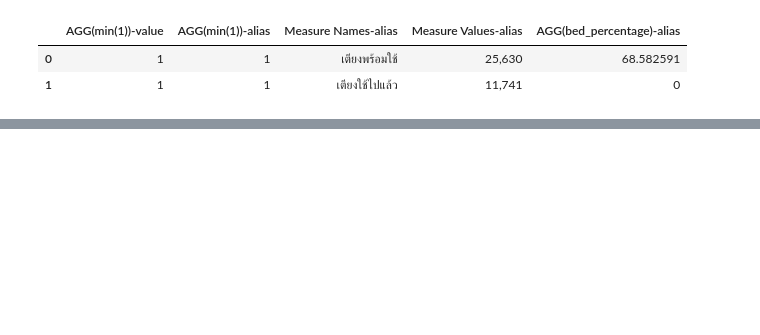
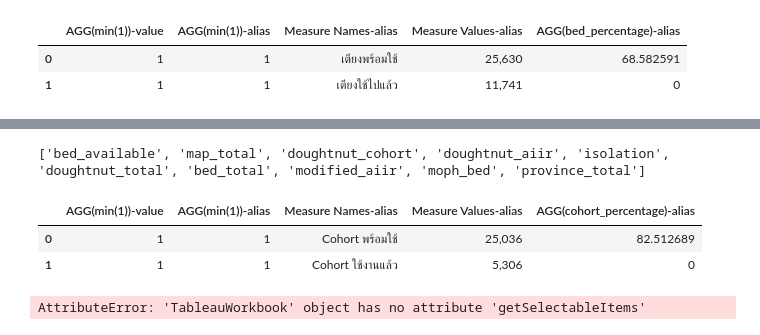
Before and after one commit to CircleOnCircles/covidthailand, a Jupyter notebook: icu/tableau_data.ipynb, the cells around one changed output, grey strips where cells are left out. Cells and saved outputs as stored; diff of their text form; code cells hidden in the pictures; blank space fills up the shorter version.

```diff
--- a/icu/tableau_data.ipynb
+++ b/icu/tableau_data.ipynb
@@ -6,6 +6,9 @@ ts = TS()
 ts.loads(url)
 workbook = ts.getWorkbook()
 
+#alias
+wb = workbook
+
 for i, t in enumerate(workbook.worksheets):
     print(f"{i} worksheet name : {t.name}") #show worksheet name
     # print(t.data) #show dataframe for this worksheet
@@ -170,0 +129,2 @@ df.pri
+# %%
+sp = wb.goToStoryPoint(storyPointId=1)
@@ -170,0 +151,15 @@ df.pri
+# %%
+print(sp.getWorksheetNames())
+# %% [output]
+['bed_available', 'map_total', 'doughtnut_cohort', 'doughtnut_aiir', 'isolation', 'doughtnut_total', 'bed_total', 'modified_aiir', 'moph_bed', 'province_total']
+# %%
+sp.getWorksheet("doughtnut_cohort").data
+# %% [output]
+|  | AGG(min(1))-value | AGG(min(1))-alias | Measure Names-alias | Measure Values-alias | AGG(cohort_percentage)-alias |
+| 0 | 1 | 1 | Cohort พร้อมใช้ | 25,036 | 82.512689 |
+| 1 | 1 | 1 | Cohort ใช้งานแล้ว | 5,306 | 0 |
+# %%
+selections = wb.getSelectableItems()
+print(selections)
+# %% [output]
+AttributeError: 'TableauWorkbook' object has no attribute 'getSelectableItems'
```
Also changed, not shown: parts of 16 cells of this notebook.
